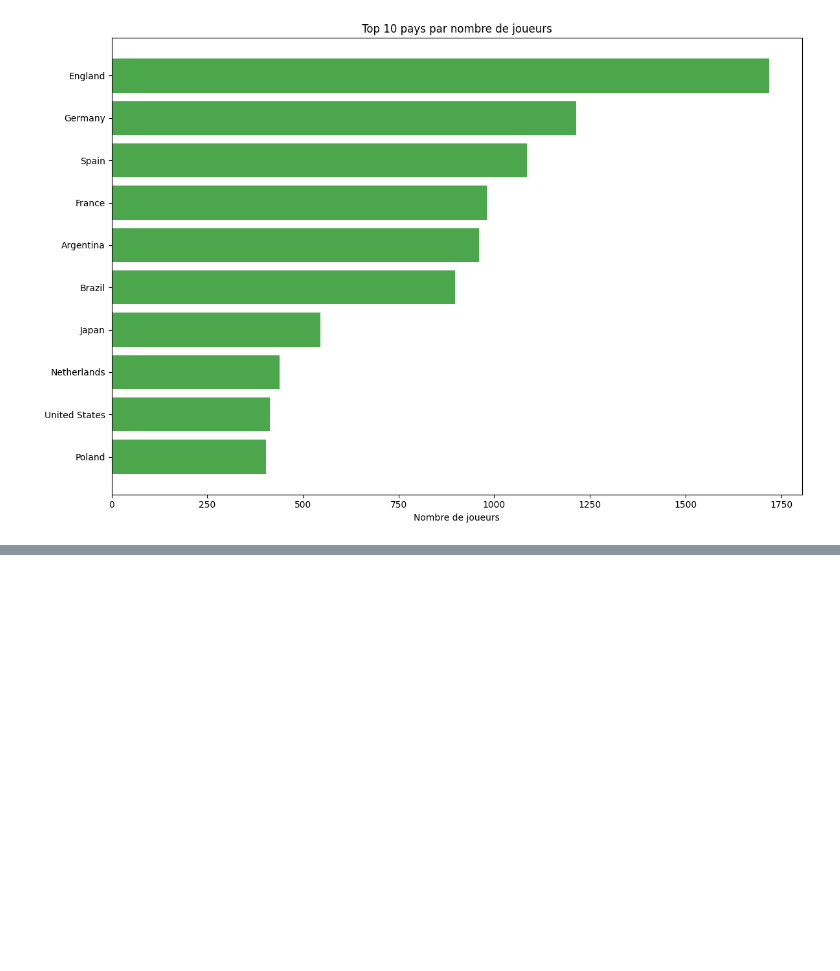
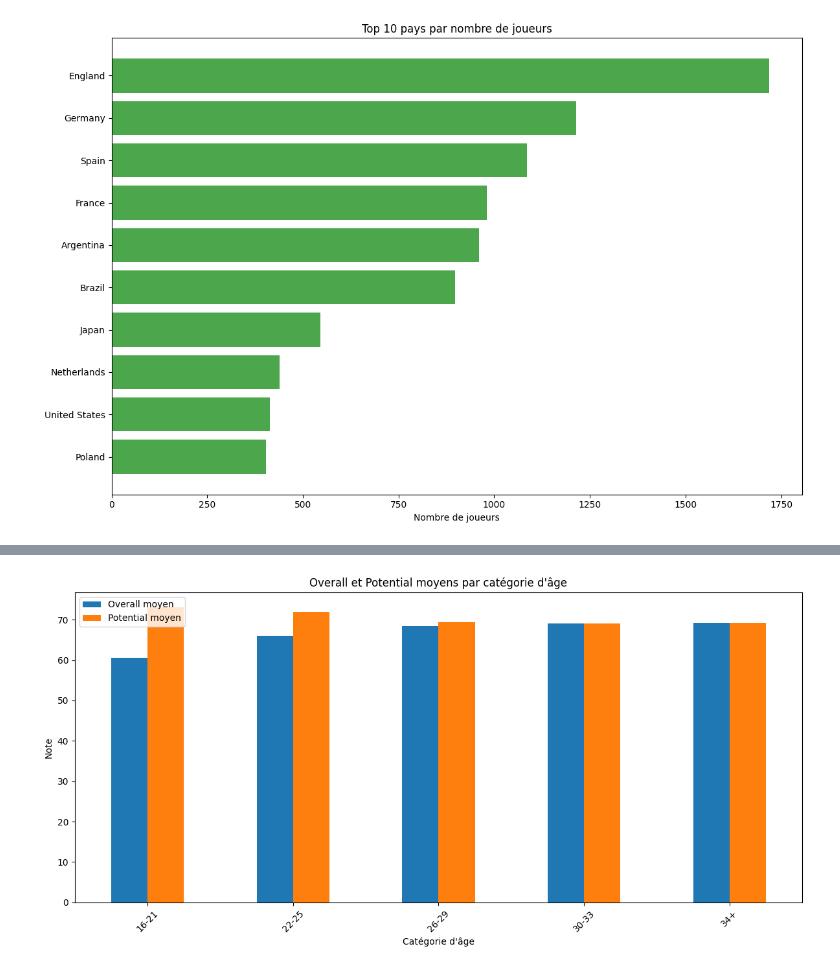
Before and after one commit to Softwinnerr/fifa-players-analysis, a Jupyter notebook: notebooks/03_analysis.ipynb, the cells around one changed output, grey strips where cells are left out. Saved outputs shown, nothing was run; the diff lists cells and outputs as text; code cells hidden in the pictures; blank space fills up the shorter version.

```diff
--- a/notebooks/03_analysis.ipynb
+++ b/notebooks/03_analysis.ipynb
@@ -57,0 +71,12 @@ plt.show()
+# %%
+df['age_category'] = pd.cut(df['age'], bins=[15, 21, 25, 29, 33, 50],
+                             labels=['16-21', '22-25', '26-29', '30-33', '34+'])
+
+age_stats = df.groupby('age_category', observed=True).agg({
+    'short_name': 'count',
+    'overall': 'mean',
+    'potential': 'mean'
+}, observed=True).round(2)
+
+age_stats.columns = ['Nombre', 'Overall moyen', 'Potential moyen']
+print(age_stats)
@@ -57,0 +91,12 @@ plt.show()
+# %%
+age_stats[['Overall moyen', 'Potential moyen']].plot(kind='bar', figsize=(12, 6))
+plt.xlabel('Catégorie d\'âge')
+plt.ylabel('Note')
+plt.title('Overall et Potential moyens par catégorie d\'âge')
+plt.xticks(rotation=45)
+plt.legend()
+plt.tight_layout()
+plt.savefig('../visualizations/age_categories_performance.png', dpi=300, bbox_inches='tight')
+plt.show()
+# %% [output]
+[figure, added]
```
Also changed, not shown: parts of 11 cells of this notebook, 6 other files.
